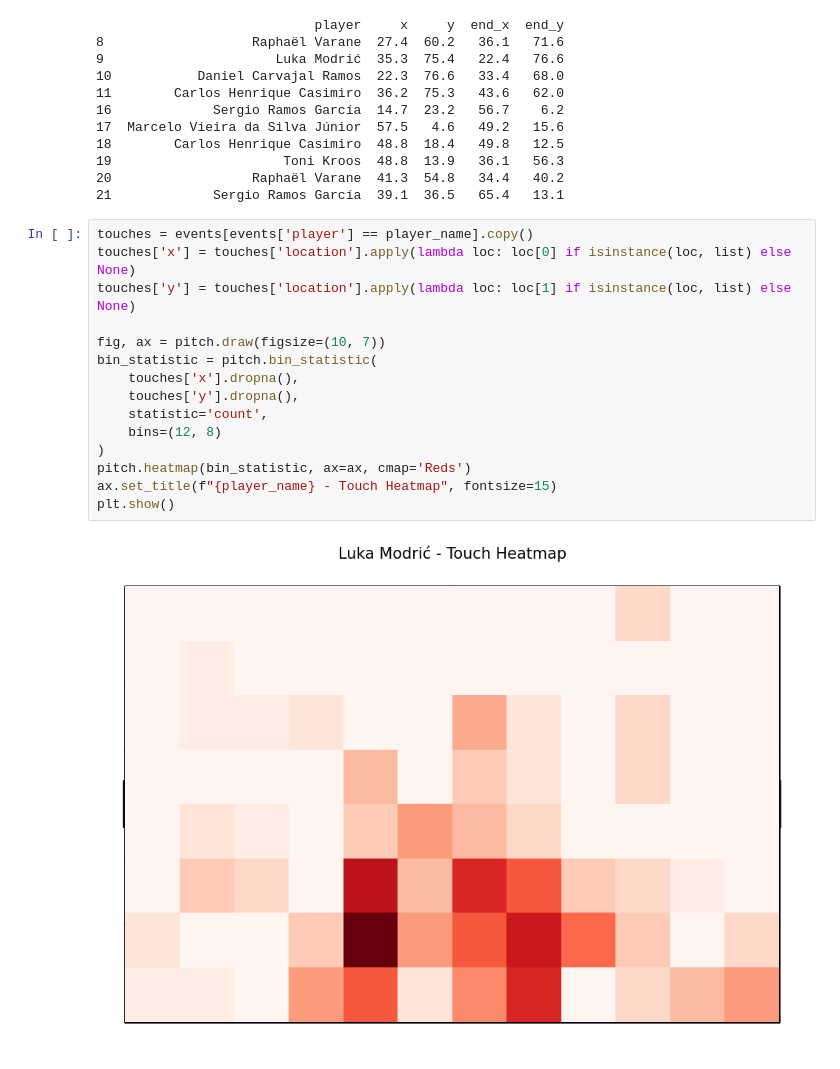
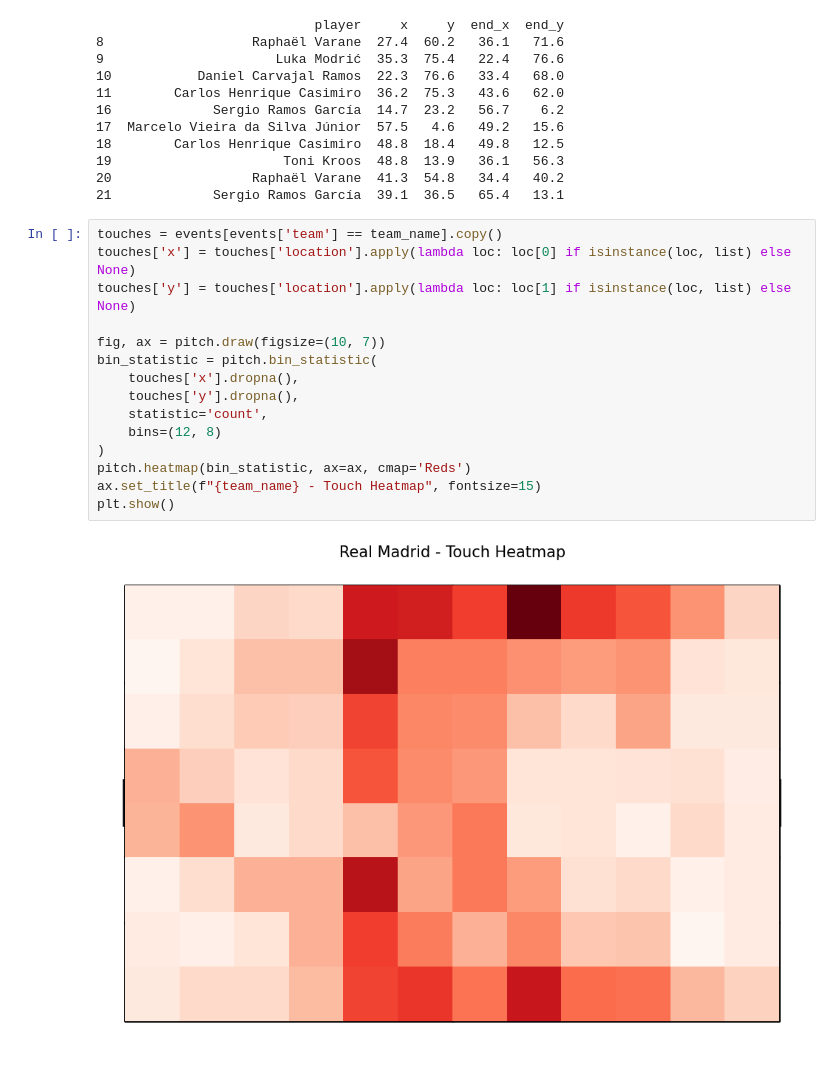
Before and after one commit to Anfi-867/football-passmap, a Jupyter notebook: passmap.ipynb, the cells around one changed output. Drawn from its saved outputs; the diff is of its cells as text.

```diff
--- a/passmap.ipynb
+++ b/passmap.ipynb
@@ -68,19 +133,19 @@ print(passes[['player', 'x', 'y', 'end_x', 'end_y']].head(10))
 20                  Raphaël Varane  41.3  54.8   34.4   40.2
 21             Sergio Ramos García  39.1  36.5   65.4   13.1
 # %%
-touches = events[events['player'] == player_name].copy()
+touches = events[events['team'] == team_name].copy()
 touches['x'] = touches['location'].apply(lambda loc: loc[0] if isinstance(loc, list) else None)
 touches['y'] = touches['location'].apply(lambda loc: loc[1] if isinstance(loc, list) else None)
 
 fig, ax = pitch.draw(figsize=(10, 7))
 bin_statistic = pitch.bin_statistic(
     touches['x'].dropna(),
     touches['y'].dropna(),
     statistic='count',
     bins=(12, 8)
 )
 pitch.heatmap(bin_statistic, ax=ax, cmap='Reds')
-ax.set_title(f"{player_name} - Touch Heatmap", fontsize=15)
+ax.set_title(f"{team_name} - Touch Heatmap", fontsize=15)
 plt.show()
 # %% [output]
-[figure, old version]
+[figure, new version]
```
Also changed, not shown: parts of 3 cells of this notebook.
